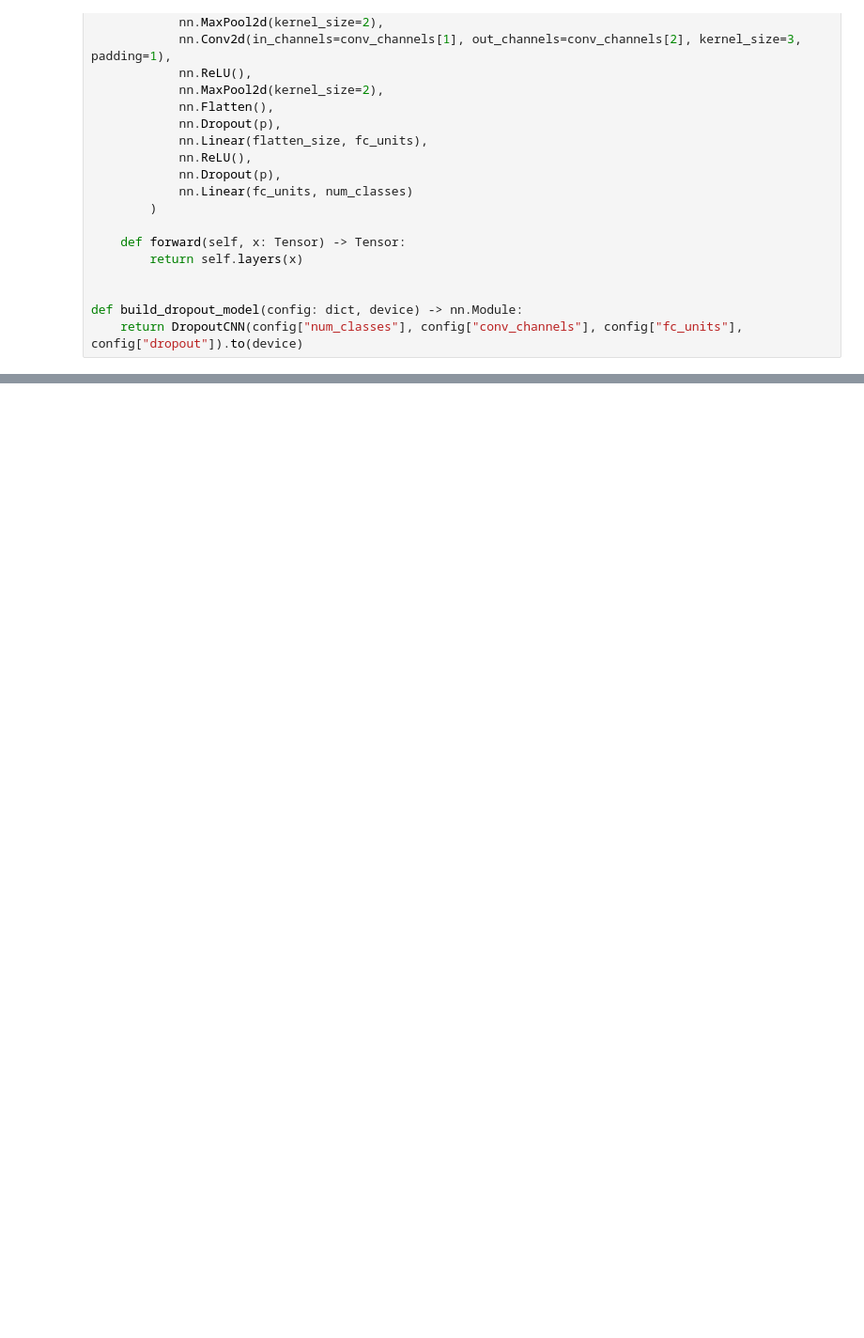
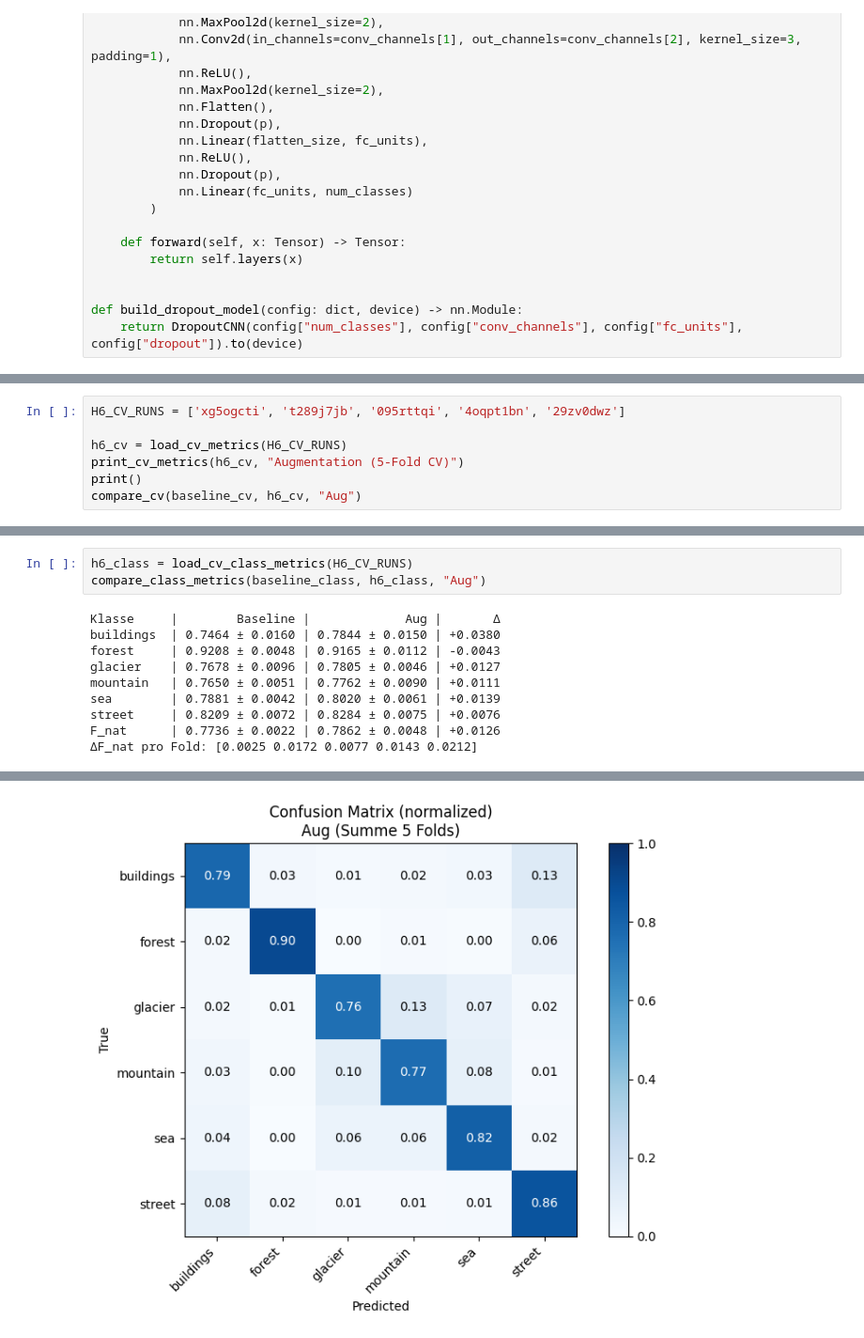
Before and after one commit to damiansze/DEL_FS26, a Jupyter notebook: DEL_MC.ipynb, the cells around one changed output, grey strips where cells are left out. Shown at 94% size. Saved outputs shown, nothing was run; the diff lists cells and outputs as text; blank space fills up the shorter version.

```diff
--- a/DEL_MC.ipynb
+++ b/DEL_MC.ipynb
@@ -1772,0 +1922,7 @@ Mit ca. 11'200 Trainingsbildern sieht das Modell jedes Bild in 20 Epochen 20-mal
+# %%
+H6_CV_RUNS = ['xg5ogcti', 't289j7jb', '095rttqi', '4oqpt1bn', '29zv0dwz']
+
+h6_cv = load_cv_metrics(H6_CV_RUNS)
+print_cv_metrics(h6_cv, "Augmentation (5-Fold CV)")
+print()
+compare_cv(baseline_cv, h6_cv, "Aug")
@@ -1772,0 +1947,13 @@ Mit ca. 11'200 Trainingsbildern sieht das Modell jedes Bild in 20 Epochen 20-mal
+# %%
+h6_class = load_cv_class_metrics(H6_CV_RUNS)
+compare_class_metrics(baseline_class, h6_class, "Aug")
+# %% [output]
+Klasse     |        Baseline |             Aug |       Δ
+buildings  | 0.7464 ± 0.0160 | 0.7844 ± 0.0150 | +0.0380
+forest     | 0.9208 ± 0.0048 | 0.9165 ± 0.0112 | -0.0043
+glacier    | 0.7678 ± 0.0096 | 0.7805 ± 0.0046 | +0.0127
+mountain   | 0.7650 ± 0.0051 | 0.7762 ± 0.0090 | +0.0111
+sea        | 0.7881 ± 0.0042 | 0.8020 ± 0.0061 | +0.0139
+street     | 0.8209 ± 0.0072 | 0.8284 ± 0.0075 | +0.0076
+F_nat      | 0.7736 ± 0.0022 | 0.7862 ± 0.0048 | +0.0126
+ΔF_nat pro Fold: [0.0025 0.0172 0.0077 0.0143 0.0212]
@@ -1772,0 +1961 @@ Mit ca. 11'200 Trainingsbildern sieht das Modell jedes Bild in 20 Epochen 20-mal
+[figure, added]
```
Also changed, not shown: parts of 38 cells of this notebook.
